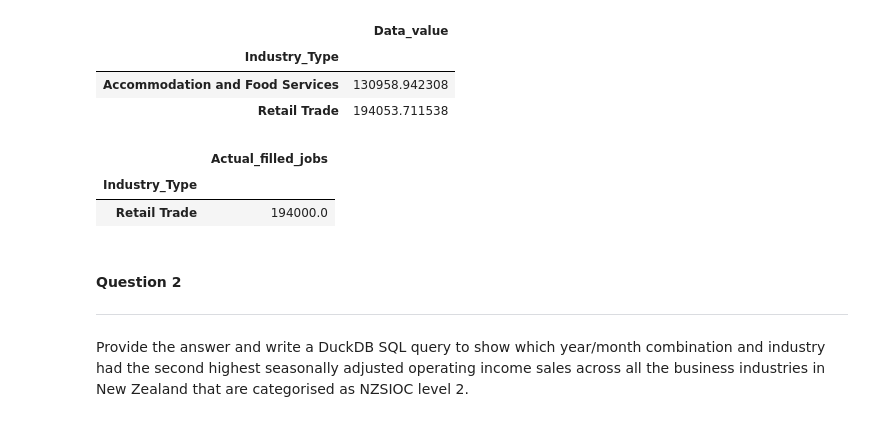
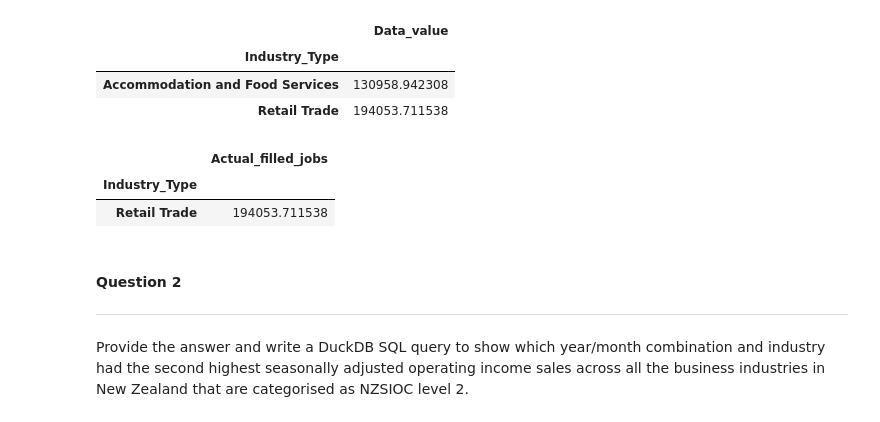
Before and after one commit to marcusbuckland/mle, a Jupyter notebook: notebook.ipynb, the cells around one changed output. Cells and saved outputs as stored; diff of their text form; code cells hidden in the pictures.

```diff
--- a/notebook.ipynb
+++ b/notebook.ipynb
@@ -508,11 +512,11 @@ array(['Retail Trade', 'Accommodation and Food Services'], dtype=object)
 # %%
 # Of the industries where salaries and wages data did not exist in 2016, 'Retail Trade' was the industry with the highest average value for actual filled jobs across time with
 # and average number of Actual filled jobs of 194,000 (rounded to the nearest thousand.)
-pd.DataFrame(q1_ans.sort_values('Data_value', ascending=False)).rename({'Data_value':"Actual_filled_jobs"}, axis=1).head(1).round(-3)
+pd.DataFrame(q1_ans.sort_values('Data_value', ascending=False)).rename({'Data_value':"Actual_filled_jobs"}, axis=1).head(1)
 # %% [output]
 |  | Actual_filled_jobs |
 | Industry_Type |  |
-| Retail Trade | 194000.0 |
+| Retail Trade | 194053.711538 |
 # %% [markdown]
 #### Question 2
 
```
Also changed, not shown: parts of 6 cells of this notebook.
